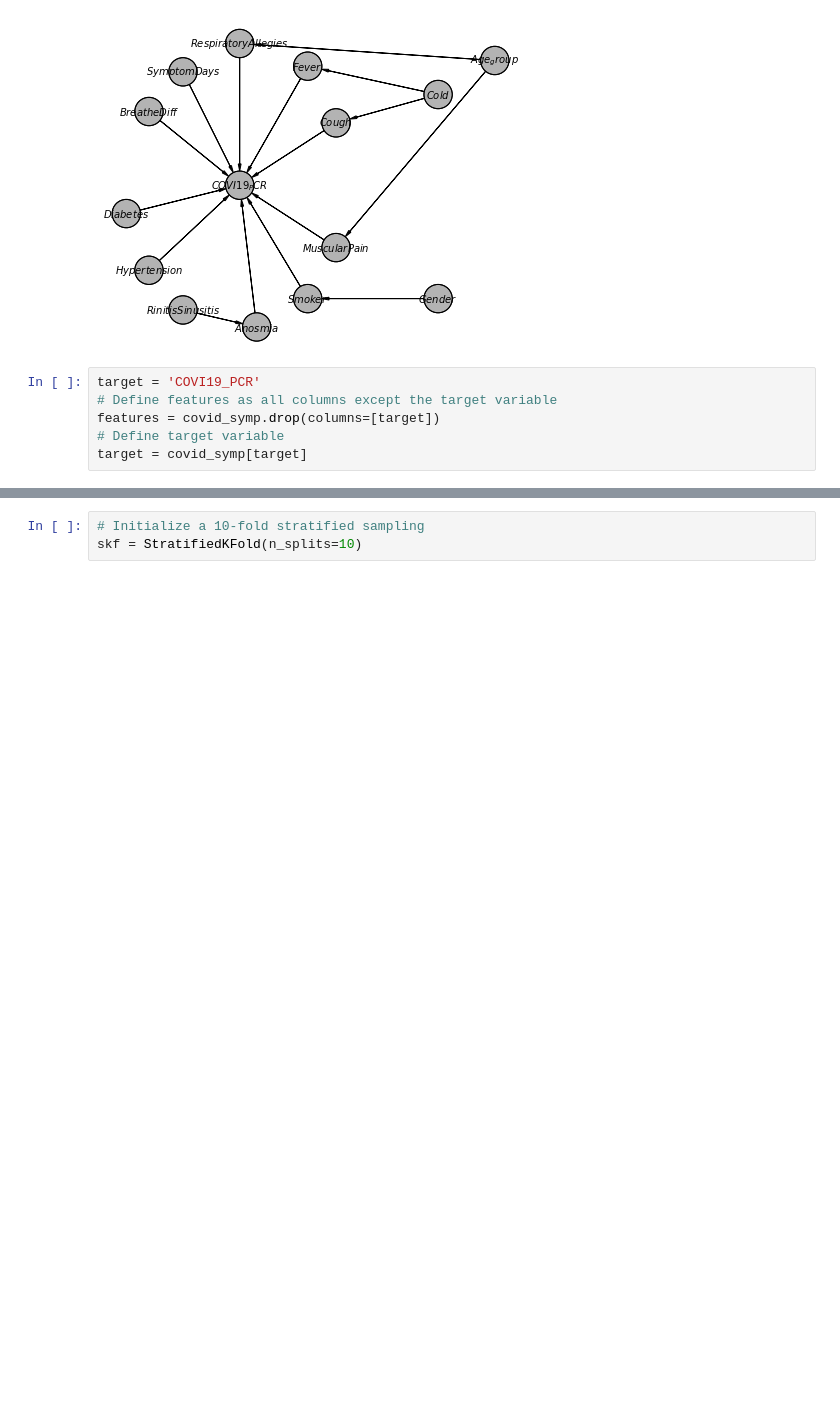
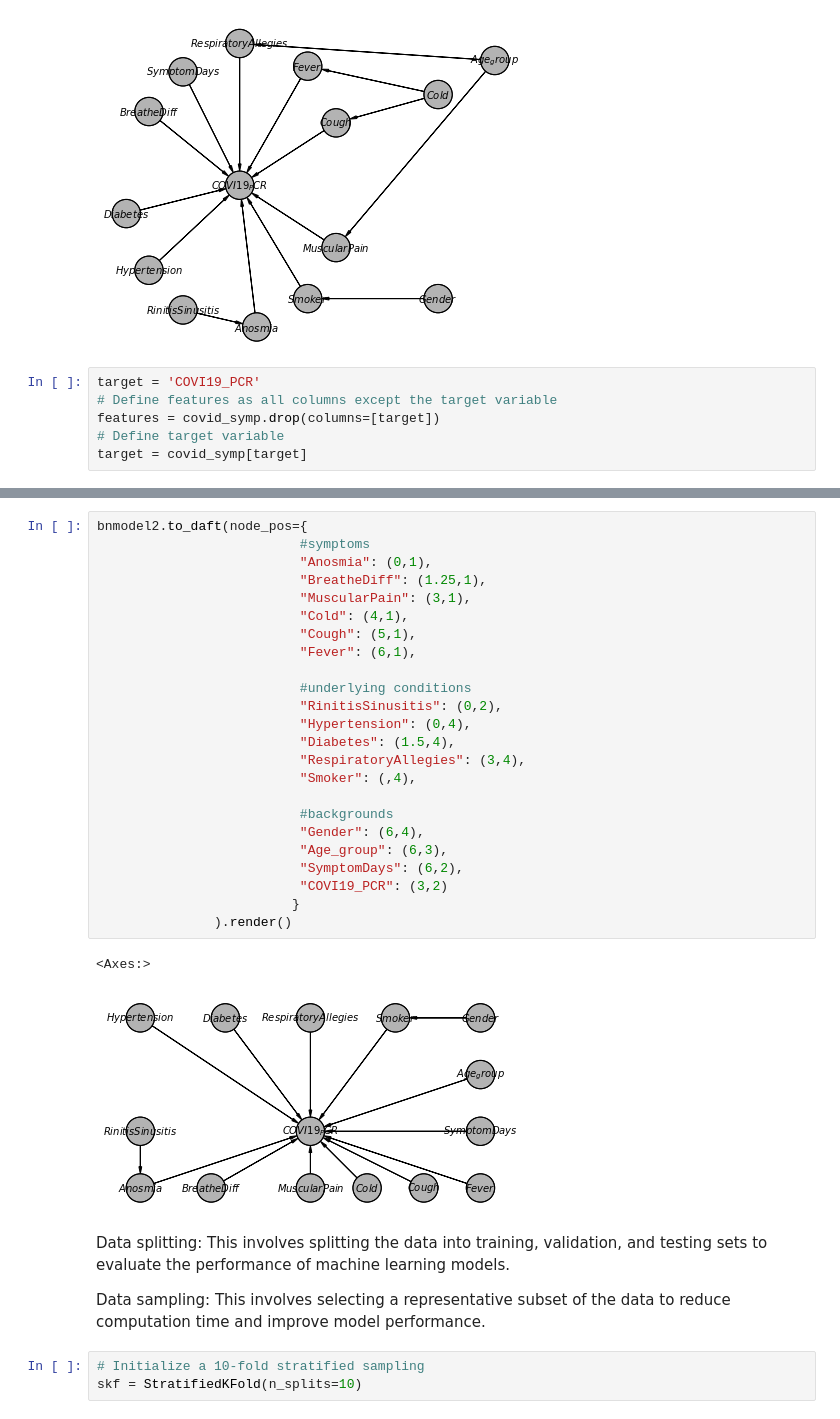
Before and after one commit to Ndelaski/Advanced-projects, a Jupyter notebook: predicting covid with trial data.ipynb, the cells around one changed output, grey strips where cells are left out. Drawn from its saved outputs; the diff is of its cells as text; blank space fills up the shorter version.

Commit message:
updated
python code with symptomatic dataset

```diff
--- a/predicting covid with trial data.ipynb
+++ b/predicting covid with trial data.ipynb
@@ -367,3 +498,34 @@ print(infer.query(['COVI19_PCR'], evidence=evidence))
+# %%
+bnmodel2.to_daft(node_pos={
+                          #symptoms
+                          "Anosmia": (0,1),
+                          "BreatheDiff": (1.25,1),
+                          "MuscularPain": (3,1),
+                          "Cold": (4,1),
+                          "Cough": (5,1),
+                          "Fever": (6,1),
+
+                          #underlying conditions
+                          "RinitisSinusitis": (0,2),
+                          "Hypertension": (0,4),
+                          "Diabetes": (1.5,4),
+                          "RespiratoryAllegies": (3,4),
+                          "Smoker": (,4),
+
+                          #backgrounds
+                          "Gender": (6,4),
+                          "Age_group": (6,3),
+                          "SymptomDays": (6,2),
+                          "COVI19_PCR": (3,2)
+                         }
+               ).render()
+# %% [output]
+<Axes:>
+[figure, added]
+# %% [markdown]
+Data splitting: This involves splitting the data into training, validation, and testing sets to evaluate the performance of machine learning models.
+
+Data sampling: This involves selecting a representative subset of the data to reduce computation time and improve model performance.
 # %%
 # Initialize a 10-fold stratified sampling
 skf = StratifiedKFold(n_splits=10)
```
Also changed, not shown: parts of 31 cells of this notebook.
